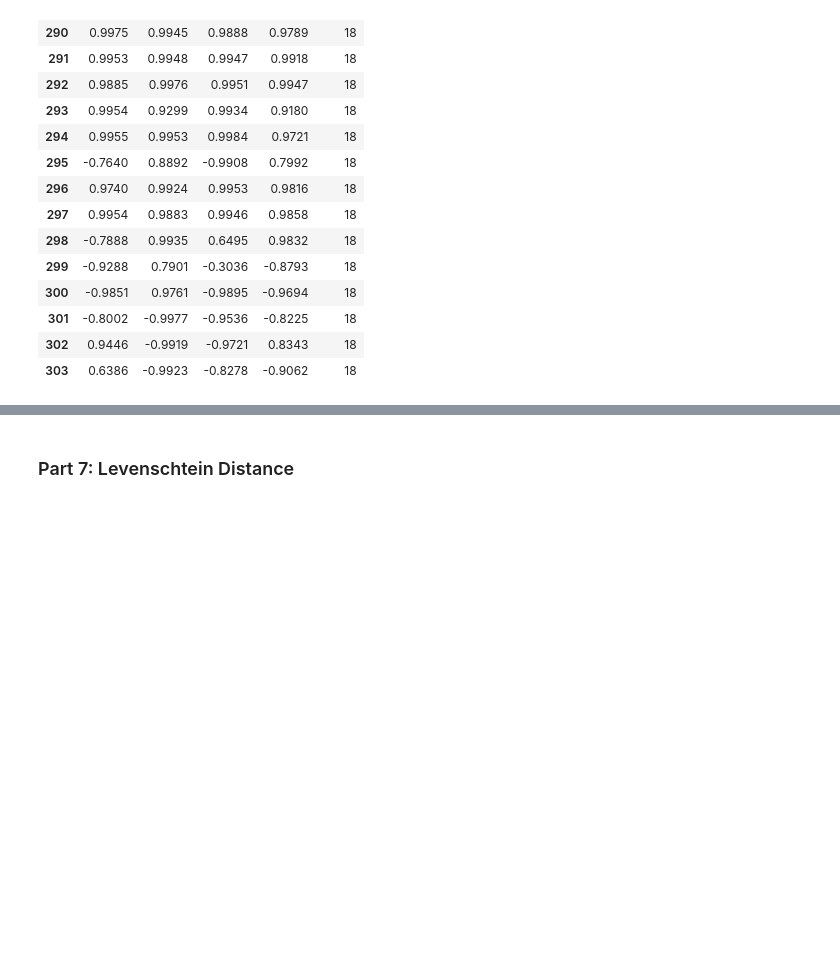
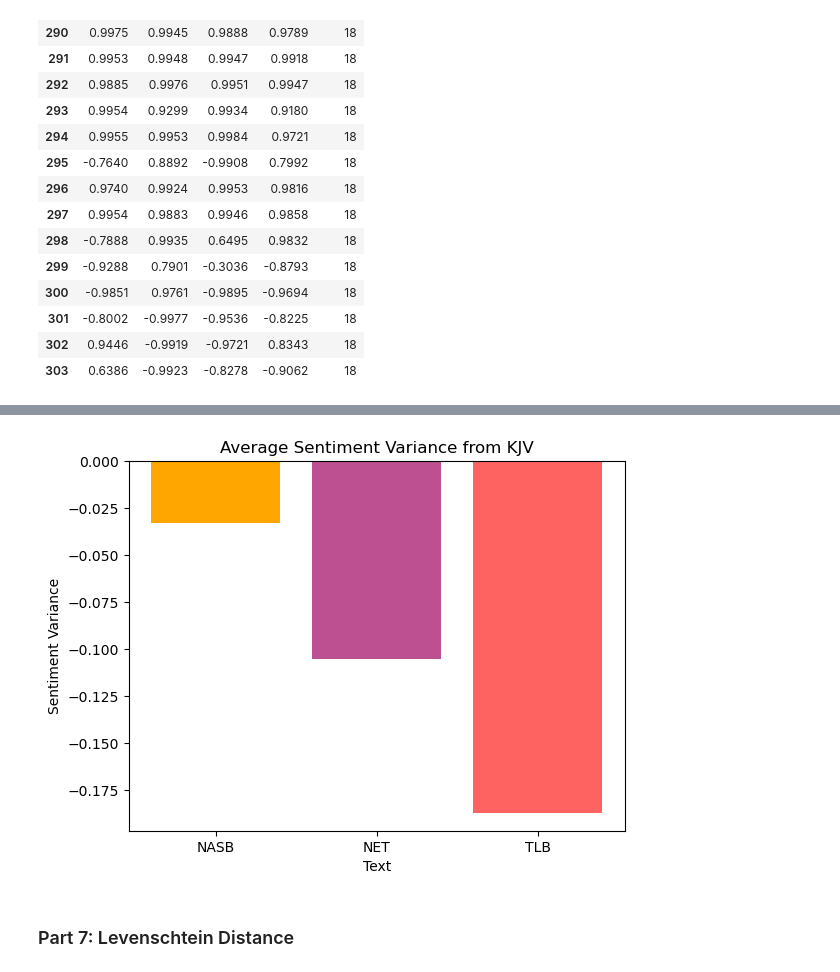
Before and after one commit to arianwyn-frank/PFTA-Final, a Jupyter notebook: Bible Final.ipynb, the cells around one changed output, grey strips where cells are left out. Drawn from its saved outputs; the diff is of its cells as text; code cells hidden in the pictures; blank space fills up the shorter version.

```diff
--- a/Bible Final.ipynb
+++ b/Bible Final.ipynb
@@ -597,2 +638,21 @@ we will be looking into this during our close-reading.
+# %%
+variance_sentiment_df = sentiment_scores_df.copy()
+dummy_sentiment = variance_sentiment_df.copy()
+variance_sentiment_df['NASB'] = dummy_sentiment['NASB'] - dummy_sentiment['KJV']
+variance_sentiment_df['NET'] = dummy_sentiment['NET'] - dummy_sentiment['KJV']
+variance_sentiment_df['TLB'] = dummy_sentiment['TLB'] - dummy_sentiment['KJV']
+
+sent_means = [variance_sentiment_df['NASB'].mean(), variance_sentiment_df['NET'].mean(), variance_sentiment_df['TLB'].mean()]
+# %%
+labels = ['NASB', 'NET', 'TLB']
+colors = ['#FFa600', '#bc5090', '#ff6361', '#58508d']
+
+plt.bar(labels, sent_means, color=colors)
+plt.title('Average Sentiment Variance from KJV')
+plt.xlabel('Text')
+plt.ylabel('Sentiment Variance')
+plt.show()
+# %% [output]
+[figure, added]
 # %% [markdown]
 ### Part 7: Levenschtein Distance
```
Also changed, not shown: parts of 14 cells of this notebook.
